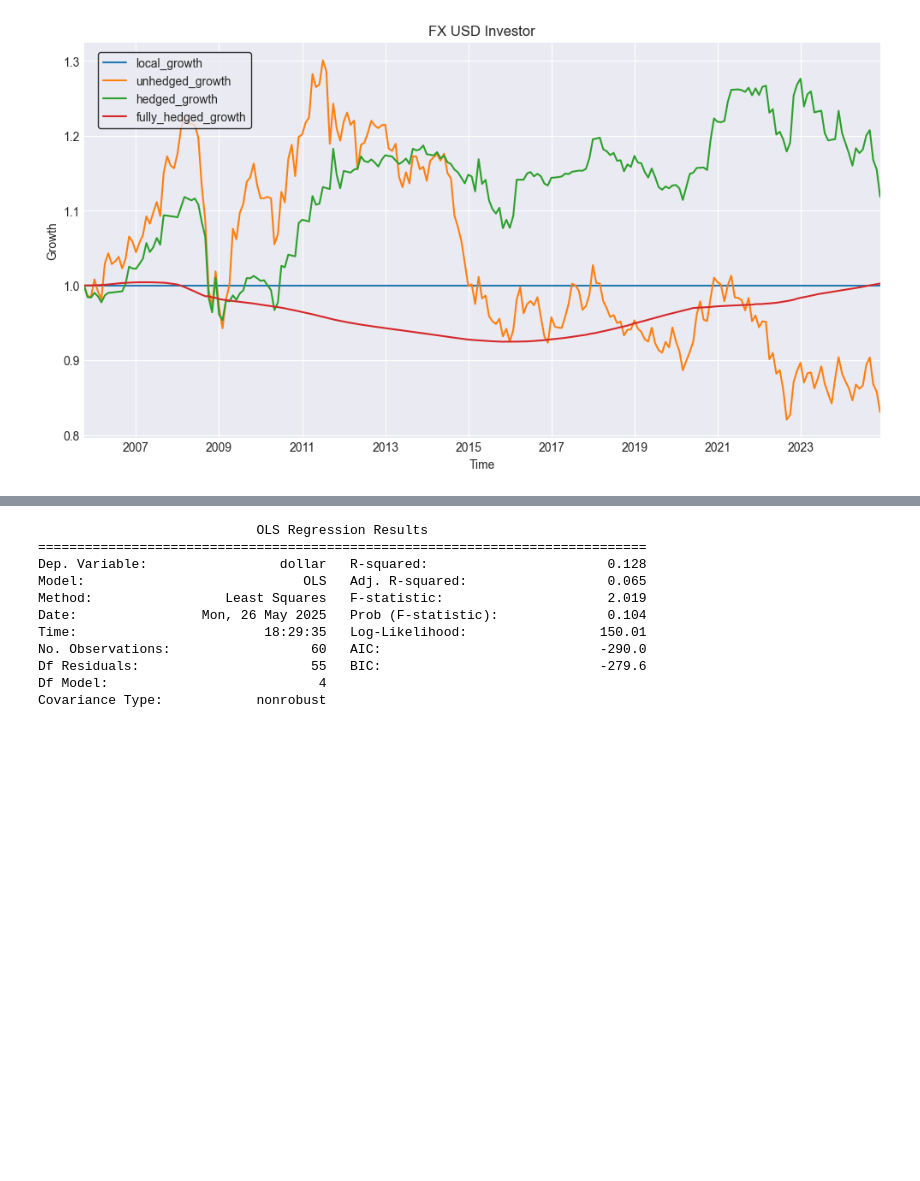
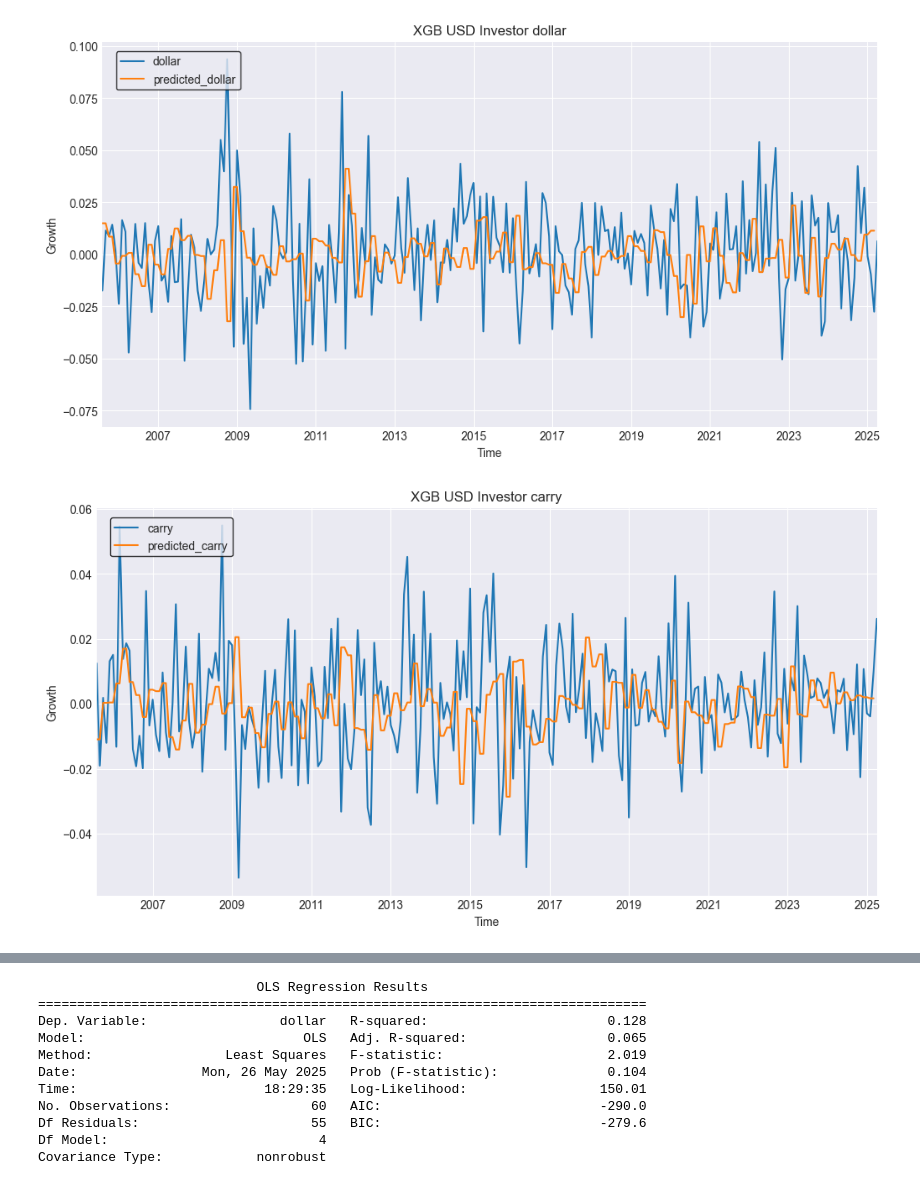
Before and after one commit to FabiantheG/Bachelor, a Jupyter notebook: try_jupiter.ipynb, the cells around one changed output, grey strips where cells are left out. Drawn from its saved outputs; the diff is of its cells as text; code cells hidden in the pictures; blank space fills up the shorter version.

```diff
--- a/try_jupiter.ipynb
+++ b/try_jupiter.ipynb
@@ -8,12 +8,12 @@ import pandas as pd
 import numpy as np
 
 
-base = 'CHF'
+base = 'USD'
 portfolio_name = 'portfolio' + base
 
 
 
-title = 'Inestor CHF FX'
+title = 'US FX'
 data = get_portfolio_data(portfolio_name,base)
 
 
@@ -45,17 +45,6 @@ df = simulate_portfolio(asset_logreturns,
 plot_simulation(df,title,save = True)
 
 
-
-
-
-
-
-
-
-
-
-
-
 factors = predict[2]
 hedge_logreturns = predict[3]
 # %% [output]
@@ -72,6 +61,13 @@ hedge_logreturns = predict[3]
 # %%
 
-#plot_simulation(factors[['dollar','predicted_dollar']],'USD Investor Factors',save=True)
-plot_simulation(df,'FX USD Investor',save = True)
+plot_simulation(factors[['dollar','predicted_dollar']],'XGB USD Investor dollar',save=True)
+plot_simulation(factors[['carry','predicted_carry']],'XGB USD Investor carry',save=True)
+
+plot_simulation(hedge_logreturns[['CHF','predicted_CHF']],'XGB USD Investor CHF Logreturn',save=True)
+plot_simulation(hedge_logreturns[['EUR','predicted_EUR']],'XGB USD Investor EUR Logreturn',save=True)
+plot_simulation(hedge_logreturns[['JPY','predicted_JPY']],'XGB USD Investor EUR Logreturn',save=True)
+
+plot_simulation(df,'XGBoost US INVESTOR FX',save = True)
 # %% [output]
-[figure, old version]
+[figure, new version]
+[figure, added]
```
Also changed, not shown: parts of 9 cells of this notebook, 8 other files.
